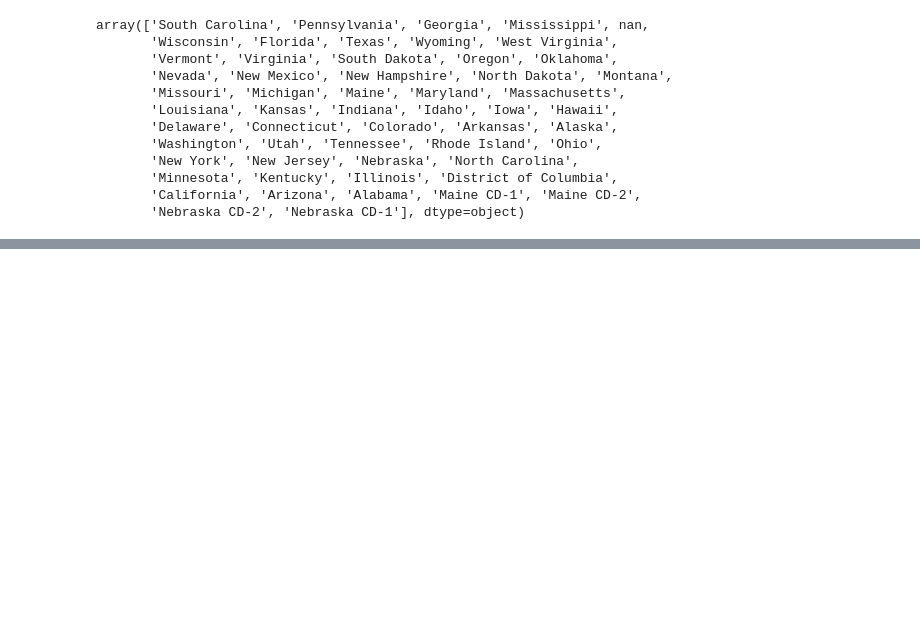
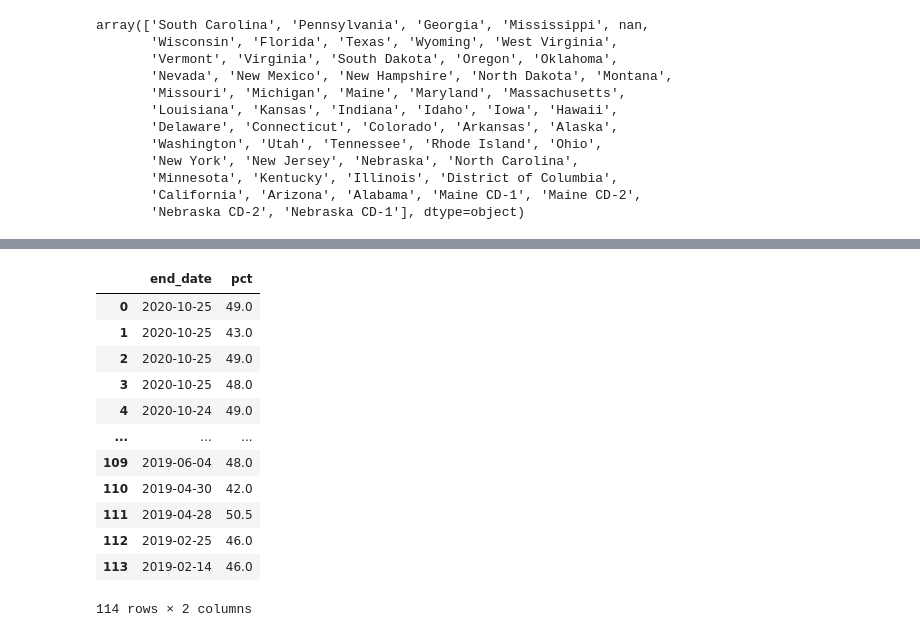
Before and after one commit to sudo-August/Presidential-Poll-Analysis, a Jupyter notebook: polls_analysis_pres2020.ipynb, the cells around one changed output, grey strips where cells are left out. Drawn from its saved outputs; the diff is of its cells as text; code cells hidden in the pictures; blank space fills up the shorter version.

```diff
--- a/polls_analysis_pres2020.ipynb
+++ b/polls_analysis_pres2020.ipynb
@@ -132,0 +215,17 @@ array(['South Carolina', 'Pennsylvania', 'Georgia', 'Mississippi', nan,
+# %%
+jb_tx = pd.concat([jb_texas["end_date"], jb_texas["pct"]], axis=1)
+jb_tx
+# %% [output]
+|  | end_date | pct |
+| 0 | 2020-10-25 | 49.0 |
+| 1 | 2020-10-25 | 43.0 |
+| 2 | 2020-10-25 | 49.0 |
+| 3 | 2020-10-25 | 48.0 |
+| 4 | 2020-10-24 | 49.0 |
+| ... | ... | ... |
+| 109 | 2019-06-04 | 48.0 |
+| 110 | 2019-04-30 | 42.0 |
+| 111 | 2019-04-28 | 50.5 |
+| 112 | 2019-02-25 | 46.0 |
+| 113 | 2019-02-14 | 46.0 |
+114 rows × 2 columns
```
Also changed, not shown: parts of 11 cells of this notebook.
